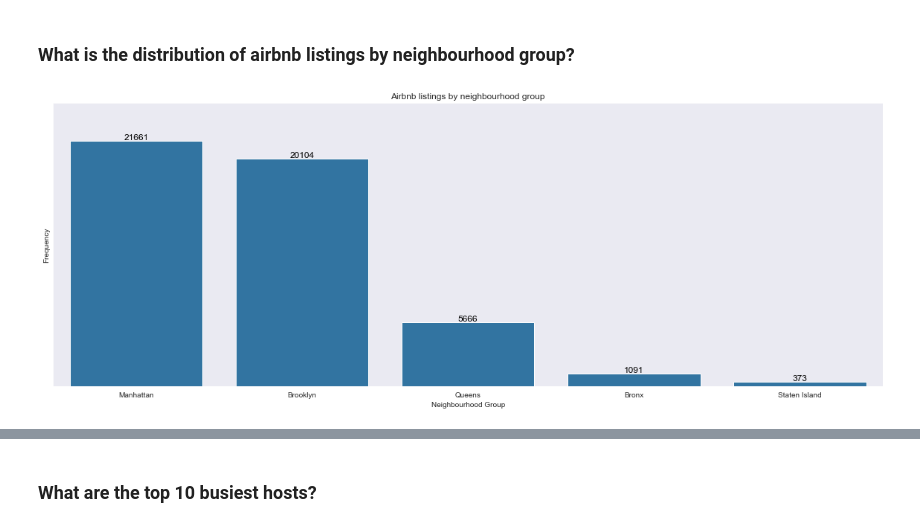
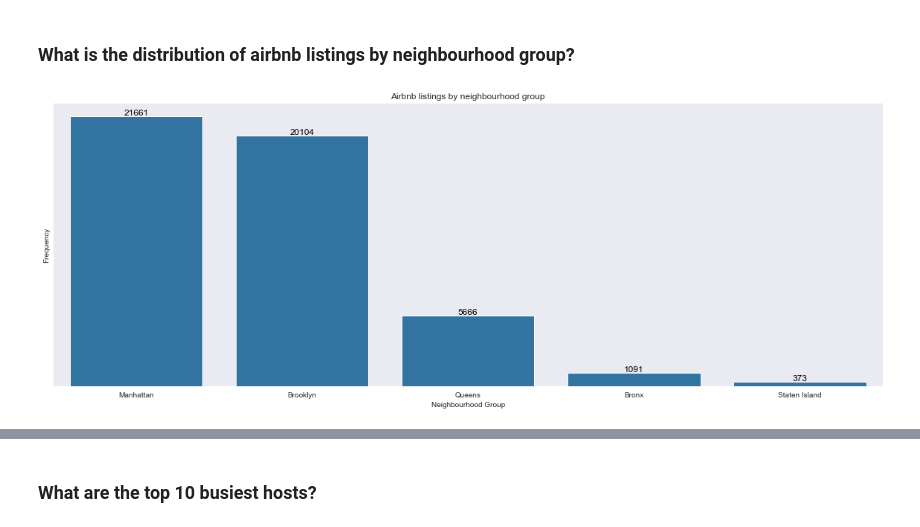
Before and after one commit to Vincentk-94/New-York-City-Airbnb, a Jupyter notebook: New York City Airbnb.ipynb, the cells around one changed output, grey strips where cells are left out. Saved outputs shown, nothing was run; the diff lists cells and outputs as text; code cells hidden in the pictures.

Commit message:
Add graphs
Added def for bar charts and labels

added graphs:
What is the distribution of the different room types?
What are the availability of the listings throughout the year?

```diff
--- a/New York City Airbnb.ipynb
+++ b/New York City Airbnb.ipynb
@@ -168,22 +168,25 @@ def count(df,col):
         values = count[i]
         plt.text(i,values,values,ha='center',va='bottom',color='black',size=12)
     plt.yticks([]) #remove yticks;
-# %%
-# set order
-neighbourhood_freq = airbnb.neighbourhood_group.value_counts()
-neighbourhood_order = neighbourhood_freq.index
-
-plt.figure(figsize=(20,7))
-base_colour = sns.color_palette()[0]
-
-# plot graph
-sns.countplot(data=airbnb,x='neighbourhood_group',order=neighbourhood_order, color=base_colour)
-
-# Add labels
-plt.yticks([5e3,1e4,15e3,2e4,25e3],['5K','10K','15K','20K','25K'])
-plt.ylabel('Frequency')
-plt.xlabel('Neighbourhood Group')
-plt.title('Airbnb listings by neighbourhood group')
-count(airbnb,'neighbourhood_group')
-# %% [output]
-[figure, removed]
+# %%
+def bar(df,col):
+    #data setup
+    freq = df[col].value_counts()
+    order = freq.index
+
+    plt.figure(figsize=(20,7))
+    base_colour = sns.color_palette()[0]
+
+    #plot graph
+    sns.countplot(data=df,x=col,order=order,color=base_colour)
+
+def labels(title_name, x, y):
+    plt.title(title_name)
+    plt.xlabel(x)
+    plt.ylabel(y)
+# %%
+bar(airbnb,'neighbourhood_group')
+labels('Airbnb listings by neighbourhood group','Neighbourhood Group', 'Frequency')
+count(airbnb,'neighbourhood_group')
+# %% [output]
+[figure, added]
```
Also changed, not shown: parts of 9 cells of this notebook.
